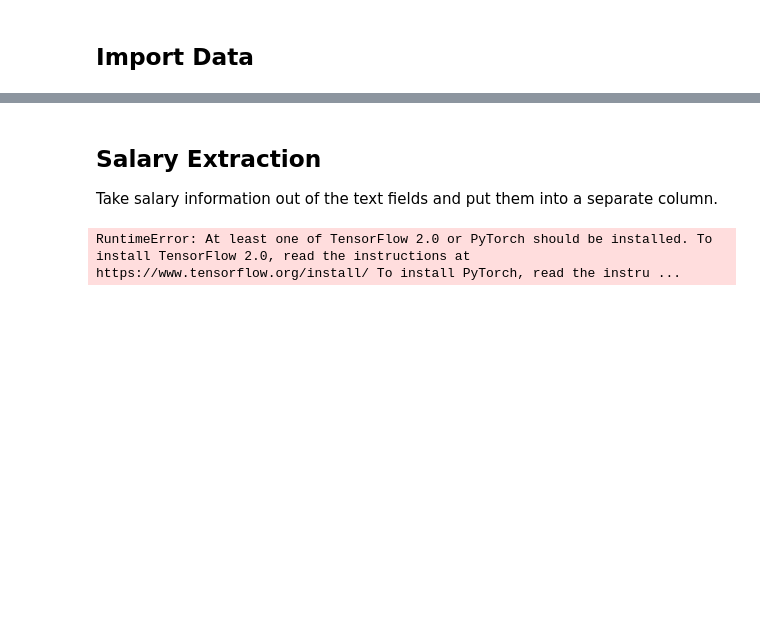
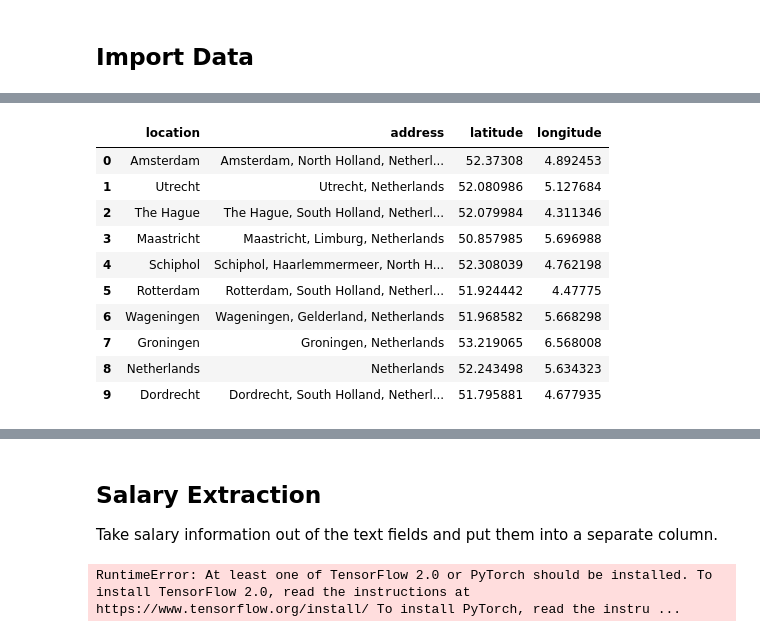
Before and after one commit to trav-d13/Data-Science-Job-Market-Analysis, a Jupyter notebook: Analysis.ipynb, the cells around one changed output, grey strips where cells are left out. Saved outputs shown, nothing was run; the diff lists cells and outputs as text; code cells hidden in the pictures; blank space fills up the shorter version.

Commit message:
Locations cache created succesfully

```diff
--- a/Analysis.ipynb
+++ b/Analysis.ipynb
@@ -148,0 +53,27 @@ Name: location, Length: 837, dtype: int64
+# %%
+def locator(x):
+    location = geolocator.geocode(x['location'], language='en', exactly_one=True)
+    if location is not None:
+        x['address'] = location.address
+        x['latitude'] = location.latitude
+        x['longitude'] = location.longitude
+    else:
+        x['address'] = "Not available"
+        x['latitude'] = "Not available"
+        x['longitude'] = "Not available"
+    return x
+
+locations_df = locations_df.apply(locator, axis=1)
+locations_df.head(10)
+# %% [output]
+|  | location | address | latitude | longitude |
+| 0 | Amsterdam | Amsterdam, North Holland, Netherl... | 52.37308 | 4.892453 |
+| 1 | Utrecht | Utrecht, Netherlands | 52.080986 | 5.127684 |
+| 2 | The Hague | The Hague, South Holland, Netherl... | 52.079984 | 4.311346 |
+| 3 | Maastricht | Maastricht, Limburg, Netherlands | 50.857985 | 5.696988 |
+| 4 | Schiphol | Schiphol, Haarlemmermeer, North H... | 52.308039 | 4.762198 |
+| 5 | Rotterdam | Rotterdam, South Holland, Netherl... | 51.924442 | 4.47775 |
+| 6 | Wageningen | Wageningen, Gelderland, Netherlands | 51.968582 | 5.668298 |
+| 7 | Groningen | Groningen, Netherlands | 53.219065 | 6.568008 |
+| 8 | Netherlands | Netherlands | 52.243498 | 5.634323 |
+| 9 | Dordrecht | Dordrecht, South Holland, Netherl... | 51.795881 | 4.677935 |
```
Also changed, not shown: parts of 13 cells of this notebook, 1 other file.
